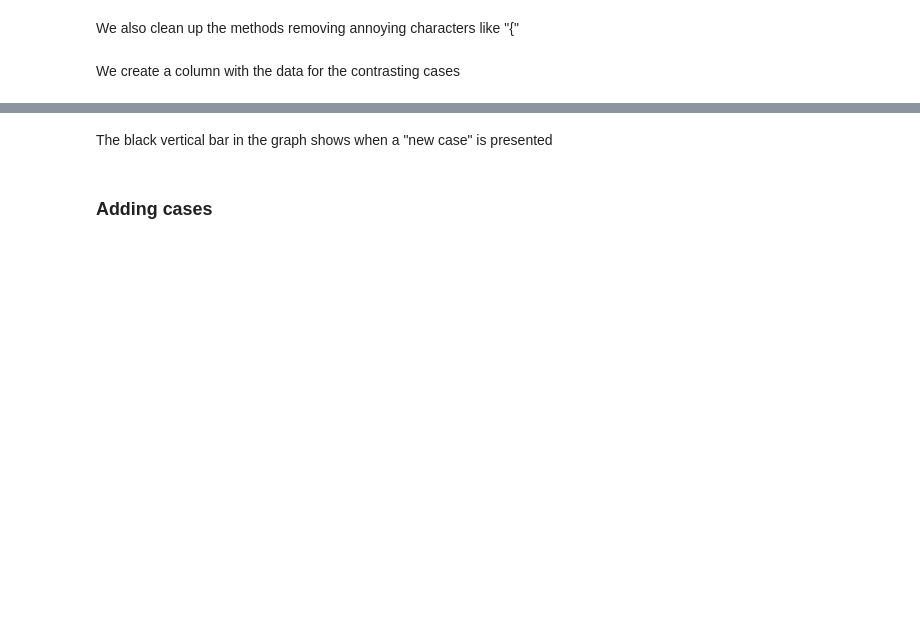
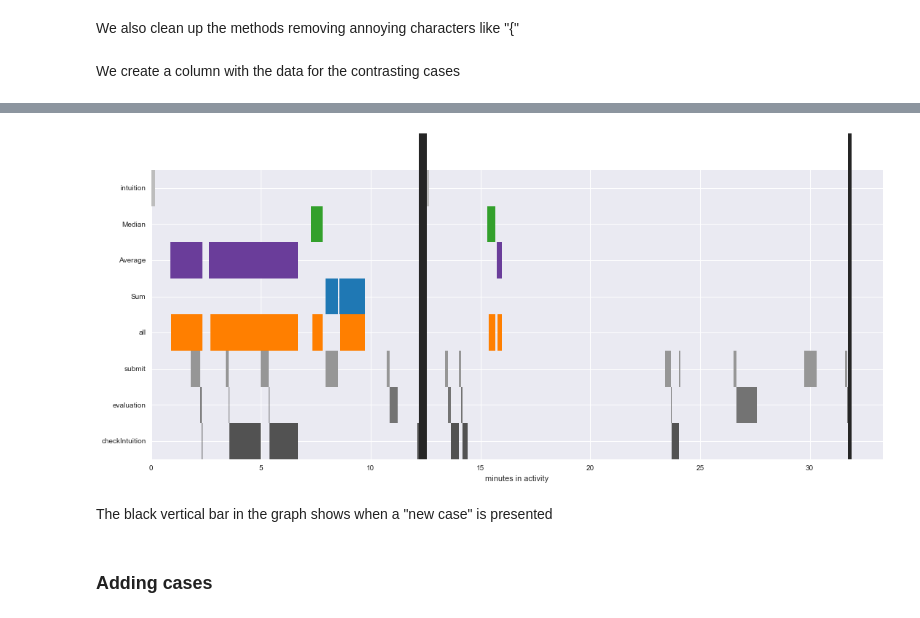
Before and after one commit to sperez8/iLab-viz, a Jupyter notebook: log_visualization_maker.ipynb, the cells around one changed output, grey strips where cells are left out. Saved outputs shown, nothing was run; the diff lists cells and outputs as text; code cells hidden in the pictures; blank space fills up the shorter version.

```diff
--- a/log_visualization_maker.ipynb
+++ b/log_visualization_maker.ipynb
@@ -65,4 +54,0 @@ def get_evaluation_steps_usage(df):
-# %%
-x = [(0,1),(3,1),(10,3)] #0,2,3,4,10,11,12
-y = [(0,2),(2,3),(9,2),(12,2)] #0,1,3,9,10,12,13
-union_usage(x,y)
@@ -91,15 +55,13 @@ get_single_value_usage(df_test)
 # %%
-color = {"Now try working on this new example":"#252525",
-         "intuition": "#969696", # "#bdbdbd",
-         "single value": "red",
-#          "submit": "#969696",
-#          "evaluation": "#737373",
-#          "checkIntuition": "#525252",
+colors = {"Now try working on this new example":"#252525",
+         "intuition": "#bdbdbd",
+         "submit": "#969696",
+         "evaluation": "#737373",
+         "checkIntuition": "#525252",
          'Median': "#33a02c",
          'Average': "#6a3d9a",
          'Sum': "#1f78b4",
          'all': "#ff7f00",
-         'evaluation steps': "#525252",
         }
 column_to_use = {"Now try working on this new example":"Feedback Text",
                  "intuition": "Selection",
@@ -111,12 +73,6 @@ column_to_use = {"Now try working on this new example":"Feedback Text",
                  'Sum': 'Cleaned method 1',
                  'all': 'Cleaned method 1',
                 }
-
-function_to_use = {"single value":get_single_value_usage,
-#                     "range":get_range_usage,
-                   "evaluation steps":get_evaluation_steps_usage}
-
-
-# to_plot = ["intuition",'Median','Average','Sum','all',"submit","evaluation","checkIntuition","evaluation steps"]
-to_plot = ["intuition",'single value','Median','Average','Sum','all',"evaluation steps"]
+function_to_use = {}
+to_plot = ["intuition",'Median','Average','Sum','all',"submit","evaluation","checkIntuition"]
 # %%
@@ -170,3 +113,7 @@ intuition
+# %%
+plot(to_plot,colors, column_to_use, function_to_use)
+# %% [output]
+[figure, added]
 # %% [markdown]
 The black vertical bar in the graph shows when a "new case" is presented
 # %% [markdown]
```
Also changed, not shown: parts of 16 cells of this notebook, 1 other file.
